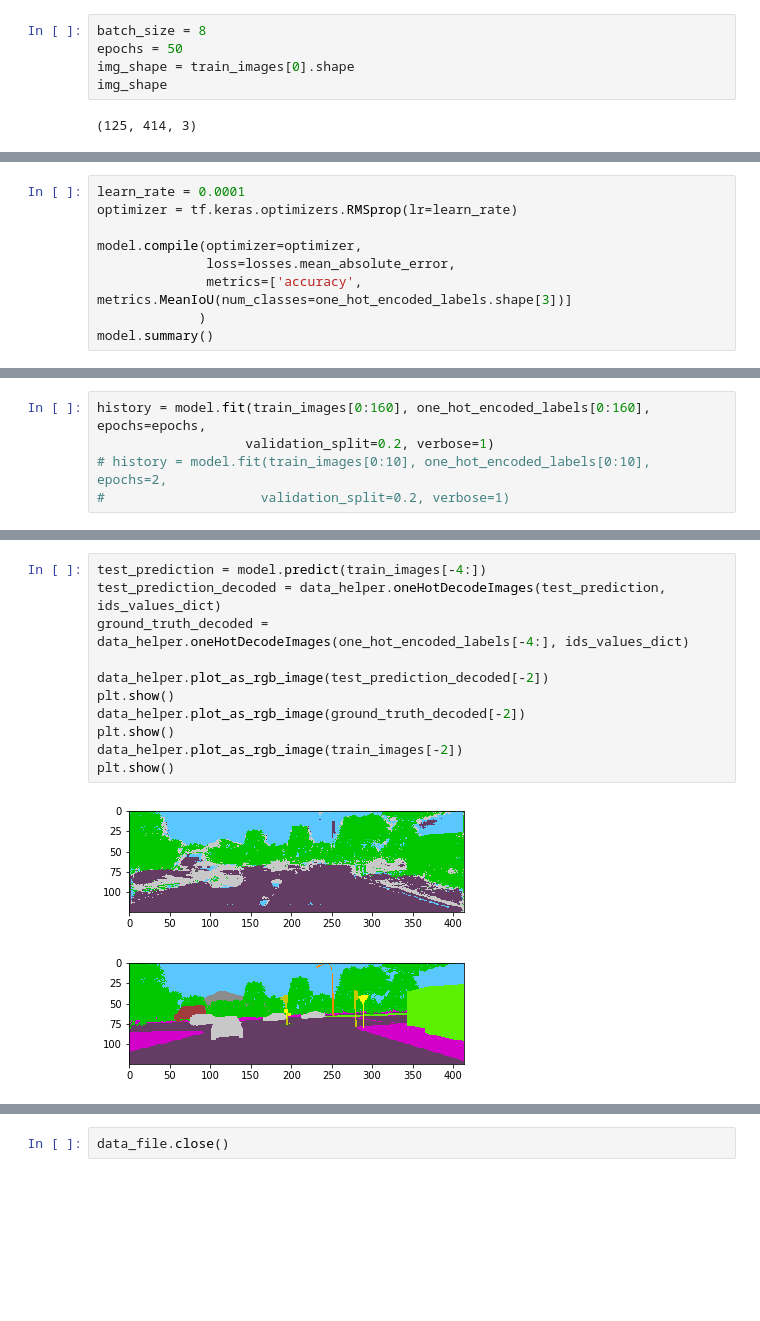
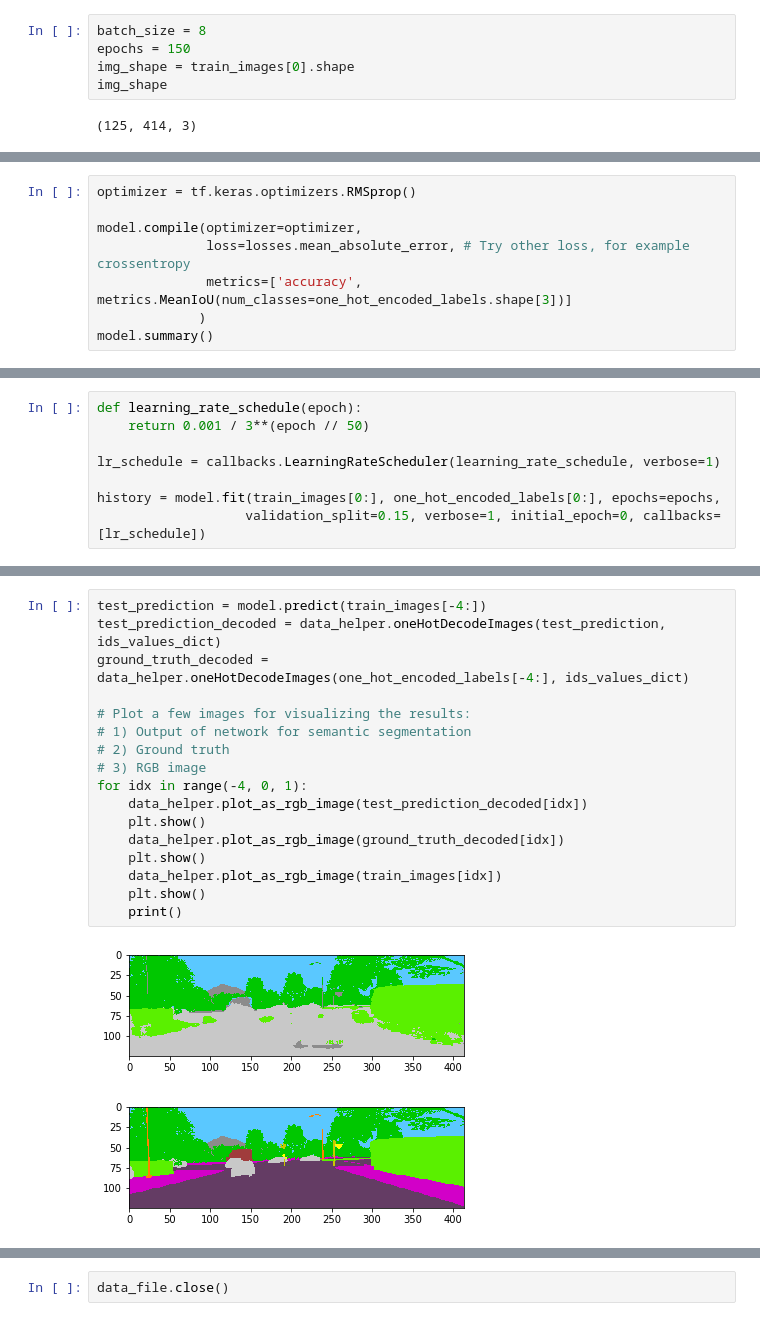
Before and after one commit to ae137/SemanticSegmentation, a Jupyter notebook: Code/train_segmentation.ipynb, the cells around one changed output, grey strips where cells are left out. Cells and saved outputs as stored; diff of their text form; blank space fills up the shorter version.

```diff
--- a/Code/train_segmentation.ipynb
+++ b/Code/train_segmentation.ipynb
@@ -82,7 +84,7 @@ plt.show()
 ## Setting model and training parameters
 # %%
 batch_size = 8
-epochs = 50
+epochs = 150
 img_shape = train_images[0].shape
 img_shape
 # %% [output]
@@ -180,9 +217,8 @@ Call initializer instance with the dtype argument instead of passing it to the c
 # %%
-learn_rate = 0.0001
-optimizer = tf.keras.optimizers.RMSprop(lr=learn_rate)
+optimizer = tf.keras.optimizers.RMSprop()
 
 model.compile(optimizer=optimizer,
-              loss=losses.mean_absolute_error,
+              loss=losses.mean_absolute_error, # Try other loss, for example crossentropy
               metrics=['accuracy', metrics.MeanIoU(num_classes=one_hot_encoded_labels.shape[3])]
              )
 model.summary()
@@ -206,7 +242,10 @@ Non-trainable params: 0
 __________________________________________________________________________________________________
 # %%
-history = model.fit(train_images[0:160], one_hot_encoded_labels[0:160], epochs=epochs,
-                   validation_split=0.2, verbose=1)
-# history = model.fit(train_images[0:10], one_hot_encoded_labels[0:10], epochs=2,
-#                    validation_split=0.2, verbose=1)
+def learning_rate_schedule(epoch):
+    return 0.001 / 3**(epoch // 50)
+
+lr_schedule = callbacks.LearningRateScheduler(learning_rate_schedule, verbose=1)
+
+history = model.fit(train_images[0:], one_hot_encoded_labels[0:], epochs=epochs,
+                   validation_split=0.15, verbose=1, initial_epoch=0, callbacks=[lr_schedule])
 # %% [output]
@@ -264,14 +317,20 @@ plt.plot(hist['val_mean_io_u'], label='Val Mean IoU')
 # %%
 test_prediction = model.predict(train_images[-4:])
 test_prediction_decoded = data_helper.oneHotDecodeImages(test_prediction, ids_values_dict)
 ground_truth_decoded = data_helper.oneHotDecodeImages(one_hot_encoded_labels[-4:], ids_values_dict)
 
-data_helper.plot_as_rgb_image(test_prediction_decoded[-2])
-plt.show()
-data_helper.plot_as_rgb_image(ground_truth_decoded[-2])
-plt.show()
-data_helper.plot_as_rgb_image(train_images[-2])
-plt.show()
+# Plot a few images for visualizing the results:
+# 1) Output of network for semantic segmentation
+# 2) Ground truth
+# 3) RGB image
+for idx in range(-4, 0, 1):
+    data_helper.plot_as_rgb_image(test_prediction_decoded[idx])
+    plt.show()
+    data_helper.plot_as_rgb_image(ground_truth_decoded[idx])
+    plt.show()
+    data_helper.plot_as_rgb_image(train_images[idx])
+    plt.show()
+    print()
 # %% [output]
-[figure, old version]
+[figure, new version]
-[figure, old version]
+[figure, new version]
```
Also changed, not shown: parts of 9 cells of this notebook.
